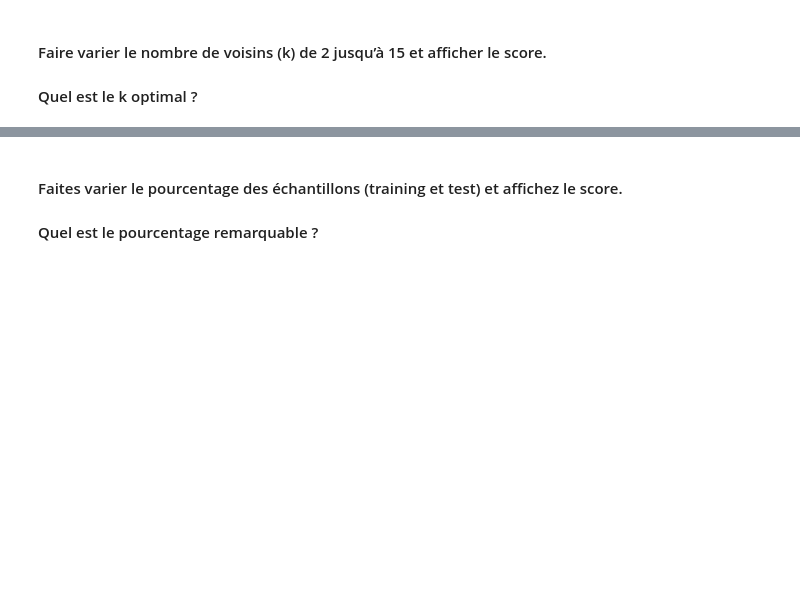
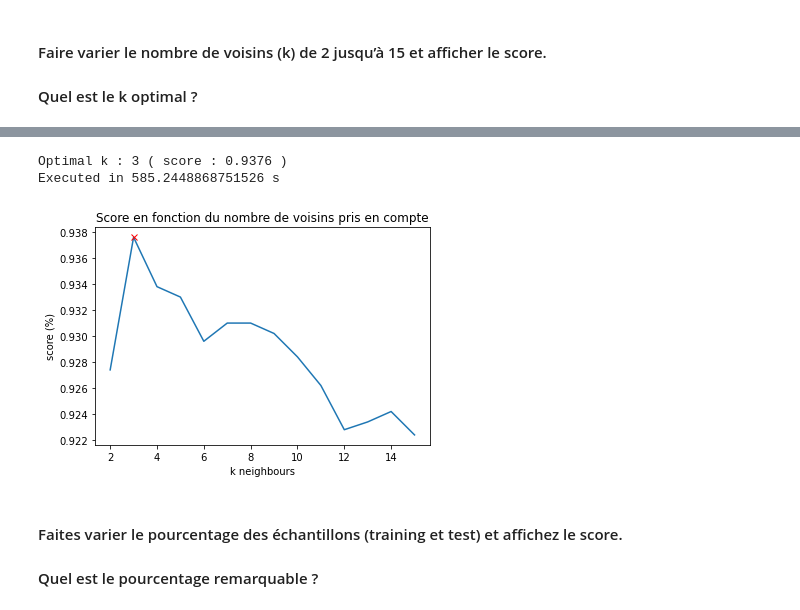
Before and after one commit to NyuB/TP_AP_Sup, a Jupyter notebook: TP1_KNN/TP1_KNN.ipynb, the cells around one changed output, grey strips where cells are left out. Cells and saved outputs as stored; diff of their text form; code cells hidden in the pictures; blank space fills up the shorter version.

```diff
--- a/TP1_KNN/TP1_KNN.ipynb
+++ b/TP1_KNN/TP1_KNN.ipynb
@@ -127,3 +201,41 @@ On observe une dgradation globale pour des valeurs supérieures à 9 voisins.
+# %%
+best_score_fold = 0
+best_nb_fold = 0 #k optimal
+train_size = 0.8
+n_nb_set = range(2,16)
+d_train, d_test, l_train, l_test = train_test_split(data,target,train_size = train_size)
+plot_fold=([],[])
+kf = KFold(n_splits=15, shuffle=True)
+
+start = time() #TIMER START
+
+for n_nb in n_nb_set:
+    #print("Computing for",n_nb,train_size)
+    clf = KNeighborsClassifier(n_nb)
+    scores = cross_val_score(clf, data, target, cv=5, scoring='accuracy' )
+    score = scores.mean()
+    #print("Score :",score)
+    if score>best_score_fold:
+        best_nb_fold = n_nb
+        best_score_fold = score
+    plot_fold[0].append(n_nb)
+    plot_fold[1].append(score)
+
+duration = time() - start #TIMER END
+
+fig,ax = plt.subplots()
+ax.set_xlabel("k neighbours")
+ax.set_ylabel("score (%)")
+ax.set_title("Score en fonction du nombre de voisins pris en compte")
+ax.plot(plot_fold[0],plot_fold[1])
+ax.plot([best_nb_fold],[best_score_fold], marker= 'x', color='r')
+
+print("Optimal k :", best_nb_fold, "( score :",best_score_fold,')')
+print("Executed in",duration,'s')
+# %% [output]
+Optimal k : 3 ( score : 0.9376 )
+Executed in 585.2448868751526 s
+[figure, added]
 # %% [markdown]
 #### Faites varier le pourcentage des échantillons (training et test) et affichez le score.
 #### Quel est le pourcentage remarquable ?
```
Also changed, not shown: parts of 13 cells of this notebook.
